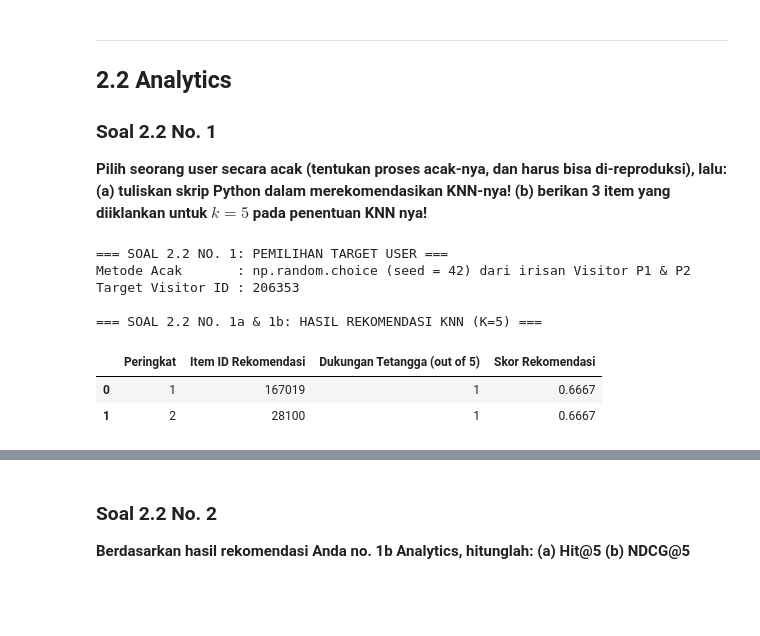
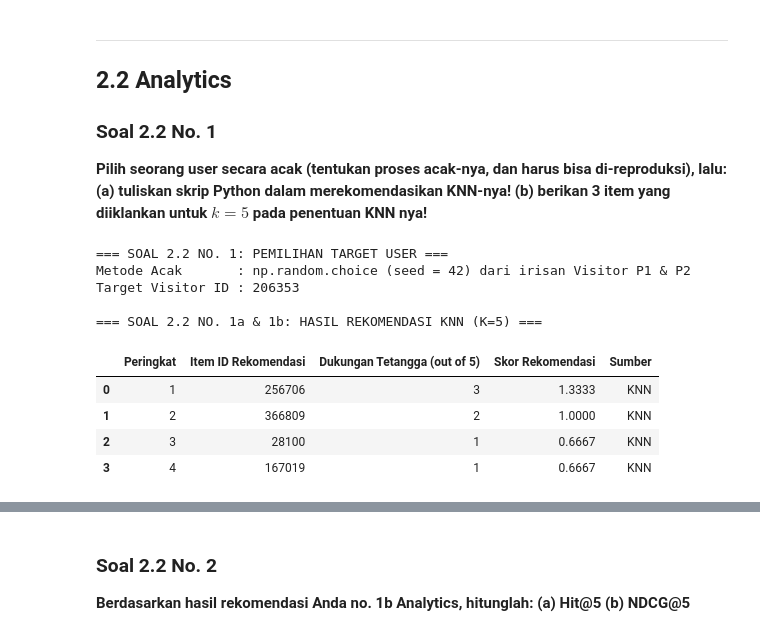
Before and after one commit to dafaalvian17-commits/UTS_GSD_23031554017, a Jupyter notebook: UTS_GSD_23031554017.ipynb, the cells around one changed output, grey strips where cells are left out. Drawn from its saved outputs; the diff is of its cells as text; code cells hidden in the pictures; blank space fills up the shorter version.

Commit message:
merevisi 3 item kkn

```diff
--- a/UTS_GSD_23031554017.ipynb
+++ b/UTS_GSD_23031554017.ipynb
@@ -643,65 +644,84 @@ cypher_knn = """
 MATCH (u:Visitor {visitorid: $target_id})-[:VIEWED|ADDED_TO_CART|BOUGHT]->(i:Item)
 WITH u, collect(DISTINCT i) AS target_items
 
-// Step B: Cari K=5 tetangga (neighbors) terdekat berdasarkan Jaccard Similarity
+// Step B: Cari K=5 tetangga terdekat (Jaccard) yang punya minimal 1 item baru
 MATCH (other:Visitor)-[:VIEWED|ADDED_TO_CART|BOUGHT]->(i2:Item)
-WHERE other.visitorid <> $target_id AND i2 IN target_items
-WITH target_items, other, collect(DISTINCT i2) AS intersection_items
-MATCH (other)-[:VIEWED|ADDED_TO_CART|BOUGHT]->(other_all_items:Item)
-WITH target_items, other, intersection_items, collect(DISTINCT other_all_items) AS other_items
+WHERE other <> u AND i2 IN target_items
+WITH target_items, other, count(DISTINCT i2) AS inter
+MATCH (other)-[:VIEWED|ADDED_TO_CART|BOUGHT]->(oi:Item)
+WITH target_items, other, inter, collect(DISTINCT oi) AS other_items
+WHERE any(x IN other_items WHERE NOT x IN target_items)
 
 WITH target_items,
      other.visitorid AS neighbor_id,
-     (1.0 * size(intersection_items) / (size(target_items) + size(other_items) - size(intersection_items))) AS jaccard_sim
-WHERE jaccard_sim > 0
-ORDER BY jaccard_sim DESC
+     1.0 * inter / (size(target_items) + size(other_items) - inter) AS jaccard_sim
+ORDER BY jaccard_sim DESC, neighbor_id ASC
 LIMIT 5
 
-// Step C: Agregasi rekomendasi item dari K=5 tetangga yang BELUM pernah diinteraksi target user
-MATCH (neighbor:Visitor {visitorid: neighbor_id})-[:VIEWED|ADDED_TO_CART|BOUGHT]->(rec_item:Item)
-WHERE NOT rec_item IN target_items
-RETURN rec_item.itemid AS Recommended_Item,
-       count(DISTINCT neighbor) AS Neighbor_Count,
+// Step C: Agregasi item rekomendasi dari 5 tetangga yang BELUM pernah diinteraksi target user
+MATCH (n:Visitor {visitorid: neighbor_id})-[:VIEWED|ADDED_TO_CART|BOUGHT]->(rec:Item)
+WHERE NOT rec IN target_items
+WITH DISTINCT neighbor_id, jaccard_sim, rec
+RETURN rec.itemid AS Recommended_Item,
+       count(DISTINCT neighbor_id) AS Neighbor_Count,
        sum(jaccard_sim) AS Recommendation_Score
-ORDER BY Recommendation_Score DESC, Neighbor_Count DESC
+ORDER BY Recommendation_Score DESC, Neighbor_Count DESC, Recommended_Item ASC
 LIMIT 5
 """
 
 with driver.session() as session:
-    result = session.run(cypher_knn, target_id=target_visitor_id)
-    knn_records = list(result)
+    knn_records = list(session.run(cypher_knn, target_id=target_visitor_id))
 
-# Menampilkan Hasil Rekomendasi (Dengan proteksi struktur kolom)
 rec_list = []
 for rank, rec in enumerate(knn_records, start=1):
     rec_list.append({
         "Peringkat": rank,
         "Item ID Rekomendasi": rec["Recommended_Item"],
         "Dukungan Tetangga (out of 5)": rec["Neighbor_Count"],
-        "Skor Rekomendasi": round(rec["Recommendation_Score"], 4)
+        "Skor Rekomendasi": round(rec["Recommendation_Score"], 4),
+        "Sumber": "KNN"
     })
 
-columns = ["Peringkat", "Item ID Rekomendasi", "Dukungan Tetangga (out of 5)", "Skor Rekomendasi"]
+# Fallback: jika KNN menghasilkan < 3 item, lengkapi dengan item terpopuler P1
+# yang belum pernah diakses target user (agar sesuai permintaan soal: 3 item)
+MIN_ITEMS = 3
+if len(rec_list) < MIN_ITEMS:
+    sudah = {r["Item ID Rekomendasi"] for r in rec_list}
+    target_items_p1 = set(df_train.loc[df_train['visitorid'] == target_visitor_id, 'itemid'])
+    for item in df_train['itemid'].value_counts().index:
+        if len(rec_list) >= MIN_ITEMS:
+            break
+        if item in sudah or item in target_items_p1:
+            continue
+        rec_list.append({
+            "Peringkat": len(rec_list) + 1,
+            "Item ID Rekomendasi": int(item),
+            "Dukungan Tetangga (out of 5)": 0,
+            "Skor Rekomendasi": 0.0,
+            "Sumber": "Fallback Populer"
+        })
+    print(f"[Info] KNN hanya menghasilkan item kurang dari {MIN_ITEMS}; dilengkapi fallback item populer.\n")
+
+columns = ["Peringkat", "Item ID Rekomendasi", "Dukungan Tetangga (out of 5)", "Skor Rekomendasi", "Sumber"]
 df_rec = pd.DataFrame(rec_list, columns=columns)
 
 print("=== SOAL 2.2 NO. 1a & 1b: HASIL REKOMENDASI KNN (K=5) ===")
 display(df_rec)
 
-# Mengambil Top 3 Item yang Diiklankan/Direkomendasikan (Soal 1b)
-if not df_rec.empty:
-    top_3_advertised = df_rec['Item ID Rekomendasi'].head(3).tolist()
-    print(f"\n3 Item Utama yang Diiklankan untuk Target User {target_visitor_id} (Soal 1b):")
-    for i, item in enumerate(top_3_advertised, 1):
-        print(f"  {i}. Item ID: {item}")
-else:
-    print("\nTidak ada item rekomendasi baru dari tetangga KNN terdekat.")
+# Mengambil Top 3 Item yang Diiklankan (Soal 1b)
+top_3_advertised = df_rec['Item ID Rekomendasi'].head(3).tolist()
+print(f"\n3 Item Utama yang Diiklankan untuk Target User {target_visitor_id} (Soal 1b):")
+for i, item in enumerate(top_3_advertised, 1):
+    print(f"  {i}. Item ID: {item}")
 # %% [output]
 === SOAL 2.2 NO. 1: PEMILIHAN TARGET USER ===
 Metode Acak       : np.random.choice (seed = 42) dari irisan Visitor P1 & P2
 Target Visitor ID : 206353
 
 === SOAL 2.2 NO. 1a & 1b: HASIL REKOMENDASI KNN (K=5) ===
-|  | Peringkat | Item ID Rekomendasi | Dukungan Tetangga (out of 5) | Skor Rekomendasi |
-| 0 | 1 | 167019 | 1 | 0.6667 |
-| 1 | 2 | 28100 | 1 | 0.6667 |
+|  | Peringkat | Item ID Rekomendasi | Dukungan Tetangga (out of 5) | Skor Rekomendasi | Sumber |
+| 0 | 1 | 256706 | 3 | 1.3333 | KNN |
+| 1 | 2 | 366809 | 2 | 1.0000 | KNN |
+| 2 | 3 | 28100 | 1 | 0.6667 | KNN |
+| 3 | 4 | 167019 | 1 | 0.6667 | KNN |
 3 Item Utama yang Diiklankan untuk Target User 206353 (Soal 1b):
```
Also changed, not shown: parts of 5 cells of this notebook.
